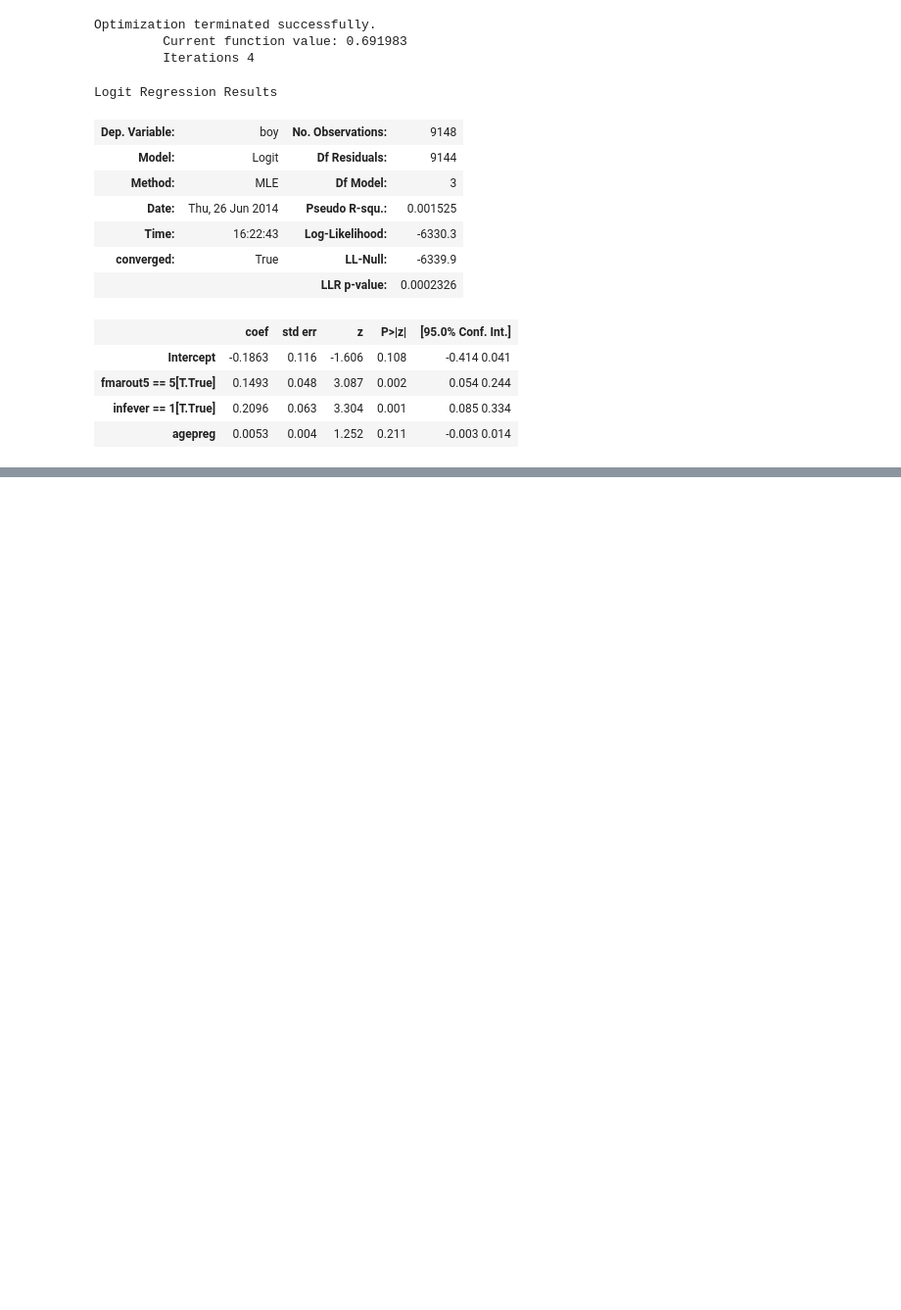
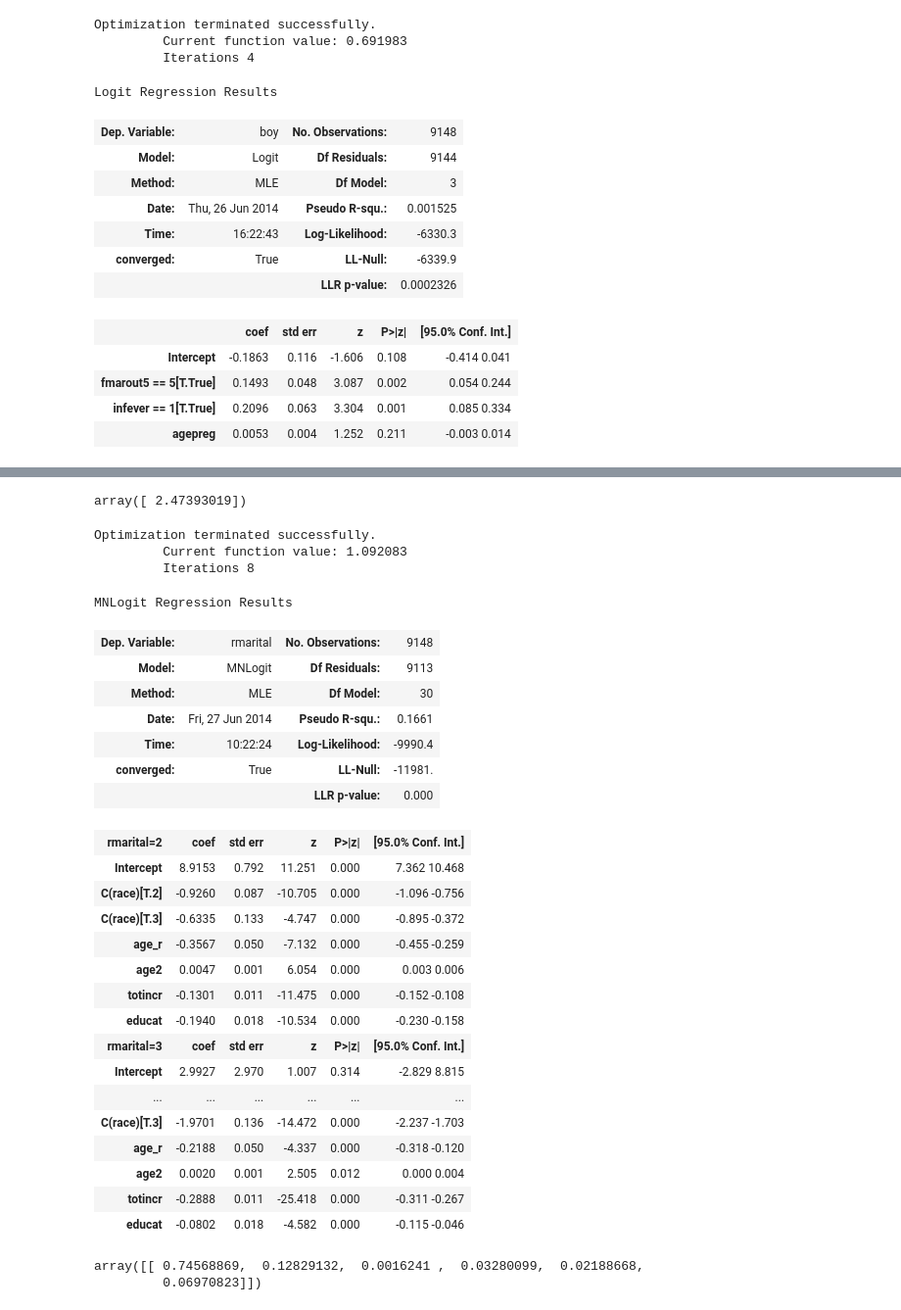
Before and after one commit to AllenDowney/ThinkStats2, a Jupyter notebook: code/chap11ex_soln.ipynb, the cells around one changed output, grey strips where cells are left out. Shown: that part at 98% size. Cells and saved outputs as stored; diff of their text form; code cells hidden in the pictures; blank space fills up the shorter version.

```diff
--- a/code/chap11ex_soln.ipynb
+++ b/code/chap11ex_soln.ipynb
@@ -130,0 +133,4 @@ Logit Regression Results
+# %%
+join.numbabes.replace([97], np.nan, inplace=True)
+join['age2'] = join.age_r**2
+join['age3'] = join.age_r**3
@@ -130,0 +163,47 @@ Logit Regression Results
+# %%
+import pandas
+columns = ['age_r', 'age2', 'age3', 'race', 'totincr', 'educat']
+new = pandas.DataFrame([[35, 35**2, 35**3, 1, 14, 16]], columns=columns)
+results.predict(new)
+# %% [output]
+array([ 2.47393019])
+# %%
+formula='rmarital ~ age_r + age2 + C(race) + totincr + educat'
+model = smf.mnlogit(formula, data=join)
+results = model.fit()
+results.summary()
+# %% [output]
+Optimization terminated successfully.
+         Current function value: 1.092083
+         Iterations 8
+MNLogit Regression Results
+| Dep. Variable: | rmarital | No. Observations: | 9148 |
+| Model: | MNLogit | Df Residuals: | 9113 |
+| Method: | MLE | Df Model: | 30 |
+| Date: | Fri, 27 Jun 2014 | Pseudo R-squ.: | 0.1661 |
+| Time: | 10:22:24 | Log-Likelihood: | -9990.4 |
+| converged: | True | LL-Null: | -11981. |
+|  |  | LLR p-value: | 0.000 |
+| rmarital=2 | coef | std err | z | P>|z| | [95.0% Conf. Int.] |
+| Intercept | 8.9153 | 0.792 | 11.251 | 0.000 | 7.362 10.468 |
+| C(race)[T.2] | -0.9260 | 0.087 | -10.705 | 0.000 | -1.096 -0.756 |
+| C(race)[T.3] | -0.6335 | 0.133 | -4.747 | 0.000 | -0.895 -0.372 |
+| age_r | -0.3567 | 0.050 | -7.132 | 0.000 | -0.455 -0.259 |
+| age2 | 0.0047 | 0.001 | 6.054 | 0.000 | 0.003 0.006 |
+| totincr | -0.1301 | 0.011 | -11.475 | 0.000 | -0.152 -0.108 |
+| educat | -0.1940 | 0.018 | -10.534 | 0.000 | -0.230 -0.158 |
+| rmarital=3 | coef | std err | z | P>|z| | [95.0% Conf. Int.] |
+| Intercept | 2.9927 | 2.970 | 1.007 | 0.314 | -2.829 8.815 |
+| ... | ... | ... | ... | ... | ... |
+| C(race)[T.3] | -1.9701 | 0.136 | -14.472 | 0.000 | -2.237 -1.703 |
+| age_r | -0.2188 | 0.050 | -4.337 | 0.000 | -0.318 -0.120 |
+| age2 | 0.0020 | 0.001 | 2.505 | 0.012 | 0.000 0.004 |
+| totincr | -0.2888 | 0.011 | -25.418 | 0.000 | -0.311 -0.267 |
+| educat | -0.0802 | 0.018 | -4.582 | 0.000 | -0.115 -0.046 |
+# %%
+columns = ['age_r', 'age2', 'race', 'totincr', 'educat']
+new = pandas.DataFrame([[25, 25**2, 2, 11, 12]], columns=columns)
+results.predict(new)
+# %% [output]
+array([[ 0.74568869,  0.12829132,  0.0016241 ,  0.03280099,  0.02188668,
+         0.06970823]])
```
Also changed, not shown: parts of 2 cells of this notebook, 3 other files.
